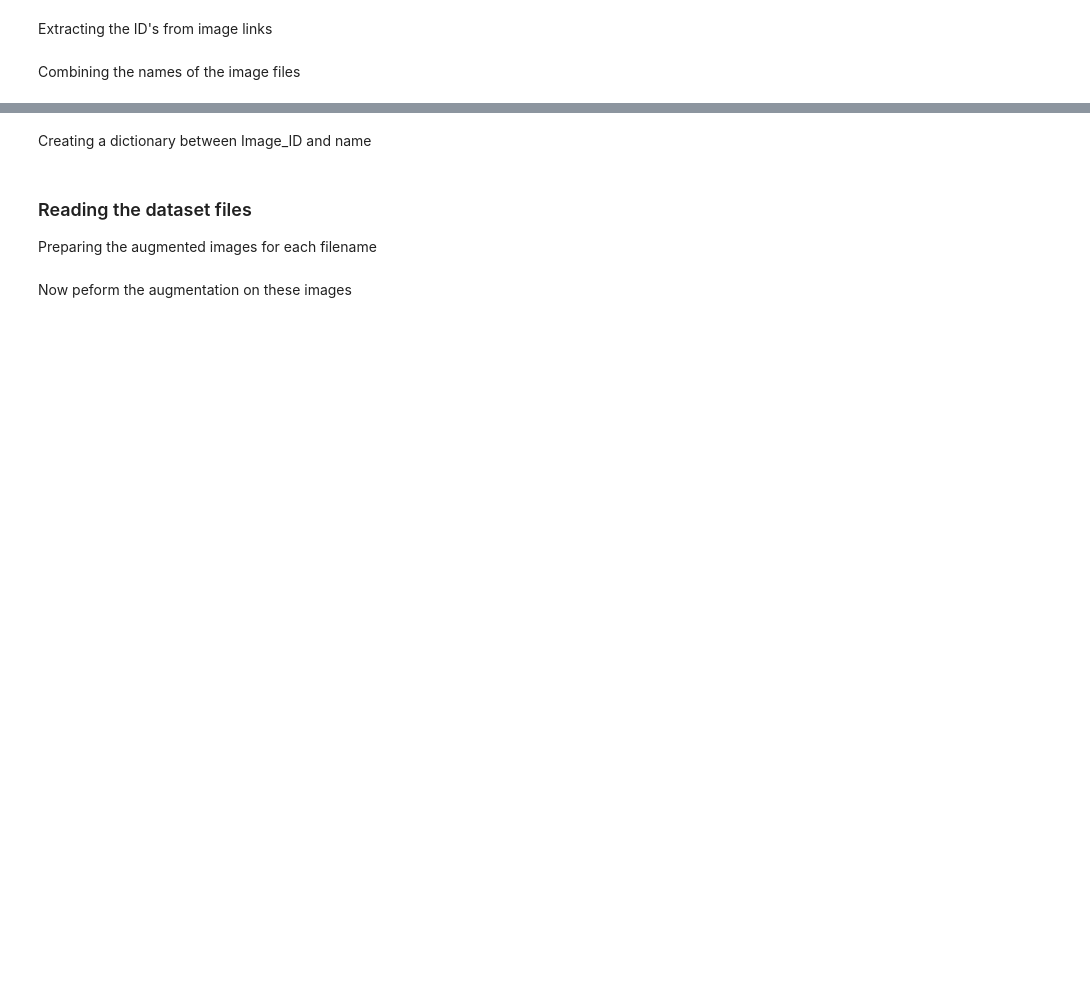
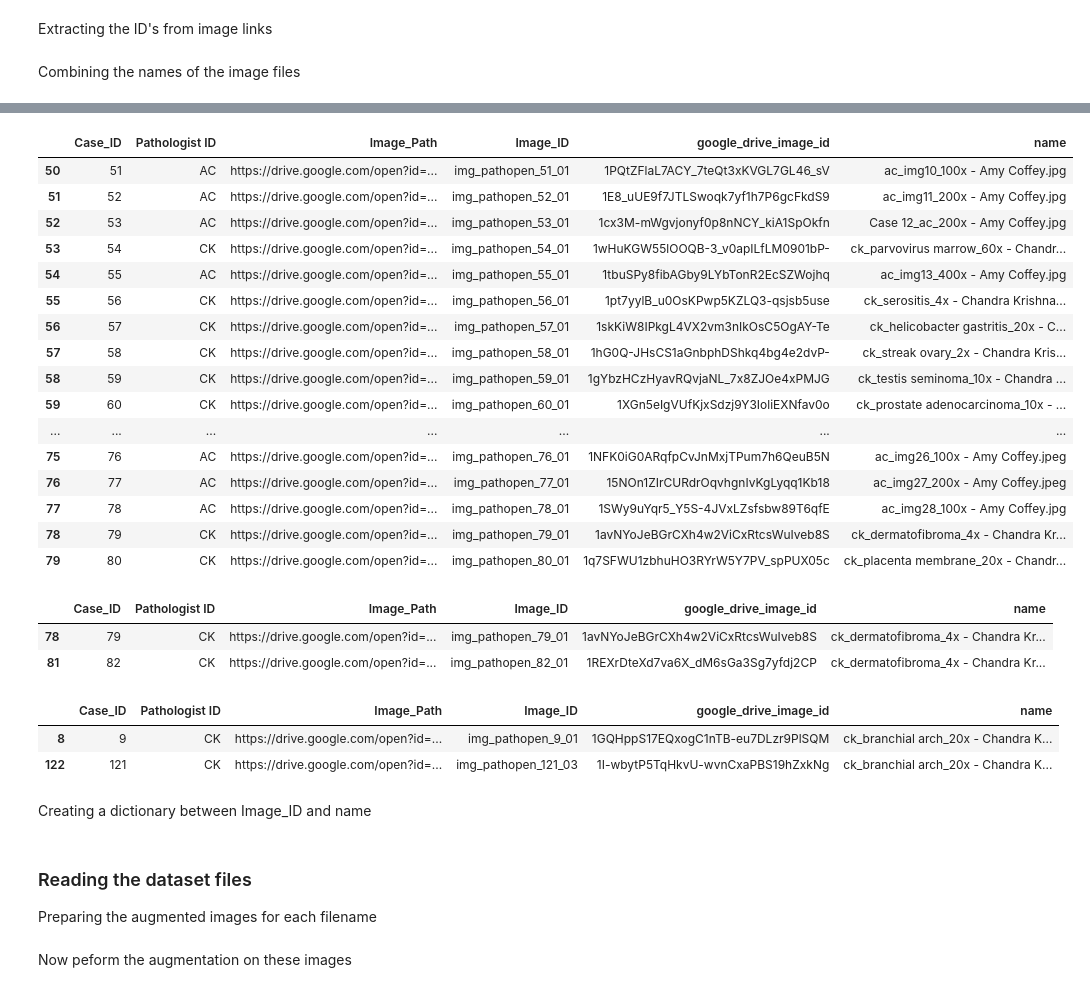
Before and after one commit to embedded-robotics/path-open-data, a Jupyter notebook: data_analysis_scripts/pathopen_raw_data_augmentation.ipynb, the cells around one changed output, grey strips where cells are left out. Drawn from its saved outputs; the diff is of its cells as text; code cells hidden in the pictures; blank space fills up the shorter version.

Commit message:
Added the new updated images

```diff
--- a/data_analysis_scripts/pathopen_raw_data_augmentation.ipynb
+++ b/data_analysis_scripts/pathopen_raw_data_augmentation.ipynb
@@ -140,7 +140,7 @@ This will help to map the image names downloaded from collected data with the Go
 # %% [markdown]
 Now Download the file generated which contains mapping between google drive links and names.
 # %%
-data_dir = "data_eval"
+data_dir = "../data_eval"
 file_name = "file_names_and_links_PathOpen_Images.csv"
 file_path = os.path.join(data_dir, file_name)
 google_drive_name_links = pd.read_csv(file_path)
@@ -158,3 +188,35 @@ vqa_data_filt_final.head()
+# %%
+vqa_data_filt_final.iloc[50:80,:]
+# %% [output]
+|  | Case_ID | Pathologist ID | Image_Path | Image_ID | google_drive_image_id | name |
+| 50 | 51 | AC | https://drive.google.com/open?id=... | img_pathopen_51_01 | 1PQtZFlaL7ACY_7teQt3xKVGL7GL46_sV | ac_img10_100x - Amy Coffey.jpg |
+| 51 | 52 | AC | https://drive.google.com/open?id=... | img_pathopen_52_01 | 1E8_uUE9f7JTLSwoqk7yf1h7P6gcFkdS9 | ac_img11_200x - Amy Coffey.jpg |
+| 52 | 53 | AC | https://drive.google.com/open?id=... | img_pathopen_53_01 | 1cx3M-mWgvjonyf0p8nNCY_kiA1SpOkfn | Case 12_ac_200x - Amy Coffey.jpg |
+| 53 | 54 | CK | https://drive.google.com/open?id=... | img_pathopen_54_01 | 1wHuKGW55lOOQB-3_v0apILfLM0901bP- | ck_parvovirus marrow_60x - Chandr... |
+| 54 | 55 | AC | https://drive.google.com/open?id=... | img_pathopen_55_01 | 1tbuSPy8fibAGby9LYbTonR2EcSZWojhq | ac_img13_400x - Amy Coffey.jpg |
+| 55 | 56 | CK | https://drive.google.com/open?id=... | img_pathopen_56_01 | 1pt7yylB_u0OsKPwp5KZLQ3-qsjsb5use | ck_serositis_4x - Chandra Krishna... |
+| 56 | 57 | CK | https://drive.google.com/open?id=... | img_pathopen_57_01 | 1skKiW8IPkgL4VX2vm3nIkOsC5OgAY-Te | ck_helicobacter gastritis_20x - C... |
+| 57 | 58 | CK | https://drive.google.com/open?id=... | img_pathopen_58_01 | 1hG0Q-JHsCS1aGnbphDShkq4bg4e2dvP- | ck_streak ovary_2x - Chandra Kris... |
+| 58 | 59 | CK | https://drive.google.com/open?id=... | img_pathopen_59_01 | 1gYbzHCzHyavRQvjaNL_7x8ZJOe4xPMJG | ck_testis seminoma_10x - Chandra ... |
+| 59 | 60 | CK | https://drive.google.com/open?id=... | img_pathopen_60_01 | 1XGn5eIgVUfKjxSdzj9Y3IoliEXNfav0o | ck_prostate adenocarcinoma_10x - ... |
+| ... | ... | ... | ... | ... | ... | ... |
+| 75 | 76 | AC | https://drive.google.com/open?id=... | img_pathopen_76_01 | 1NFK0iG0ARqfpCvJnMxjTPum7h6QeuB5N | ac_img26_100x - Amy Coffey.jpeg |
+| 76 | 77 | AC | https://drive.google.com/open?id=... | img_pathopen_77_01 | 15NOn1ZIrCURdrOqvhgnIvKgLyqq1Kb18 | ac_img27_200x - Amy Coffey.jpeg |
+| 77 | 78 | AC | https://drive.google.com/open?id=... | img_pathopen_78_01 | 1SWy9uYqr5_Y5S-4JVxLZsfsbw89T6qfE | ac_img28_100x - Amy Coffey.jpg |
+| 78 | 79 | CK | https://drive.google.com/open?id=... | img_pathopen_79_01 | 1avNYoJeBGrCXh4w2ViCxRtcsWuIveb8S | ck_dermatofibroma_4x - Chandra Kr... |
+| 79 | 80 | CK | https://drive.google.com/open?id=... | img_pathopen_80_01 | 1q7SFWU1zbhuHO3RYrW5Y7PV_spPUX05c | ck_placenta membrane_20x - Chandr... |
+# %%
+vqa_data_filt_final[vqa_data_filt_final['name'] == 'ck_dermatofibroma_4x - Chandra Krishnan.jpg']
+# %% [output]
+|  | Case_ID | Pathologist ID | Image_Path | Image_ID | google_drive_image_id | name |
+| 78 | 79 | CK | https://drive.google.com/open?id=... | img_pathopen_79_01 | 1avNYoJeBGrCXh4w2ViCxRtcsWuIveb8S | ck_dermatofibroma_4x - Chandra Kr... |
+| 81 | 82 | CK | https://drive.google.com/open?id=... | img_pathopen_82_01 | 1REXrDteXd7va6X_dM6sGa3Sg7yfdj2CP | ck_dermatofibroma_4x - Chandra Kr... |
+# %%
+vqa_data_filt_final[vqa_data_filt_final['name'] == 'ck_branchial arch_20x - Chandra Krishnan.jpg']
+# %% [output]
+|  | Case_ID | Pathologist ID | Image_Path | Image_ID | google_drive_image_id | name |
+| 8 | 9 | CK | https://drive.google.com/open?id=... | img_pathopen_9_01 | 1GQHppS17EQxogC1nTB-eu7DLzr9PlSQM | ck_branchial arch_20x - Chandra K... |
+| 122 | 121 | CK | https://drive.google.com/open?id=... | img_pathopen_121_03 | 1I-wbytP5TqHkvU-wvnCxaPBS19hZxkNg | ck_branchial arch_20x - Chandra K... |
 # %% [markdown]
 Creating a dictionary between Image_ID and name
 # %%
```
Also changed, not shown: parts of 3 cells of this notebook, 3 other files.
